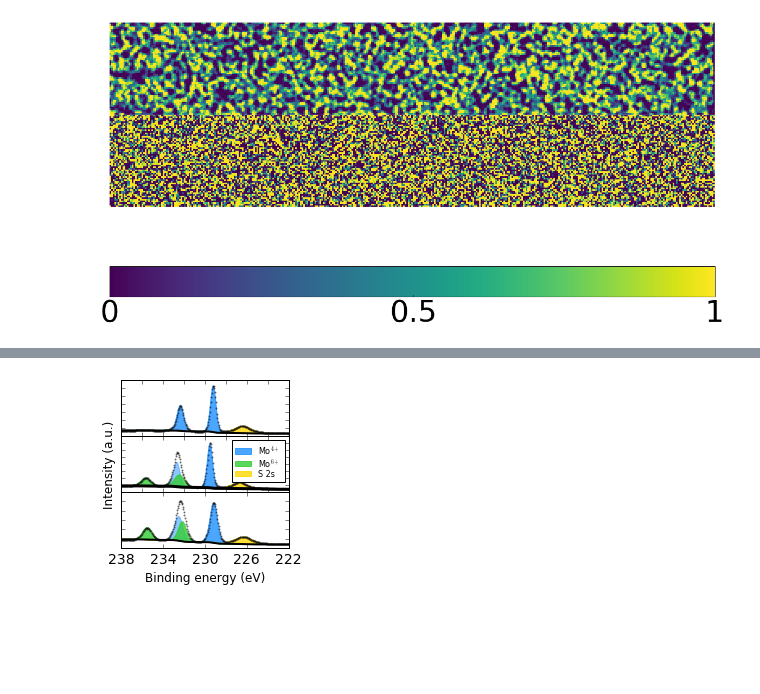
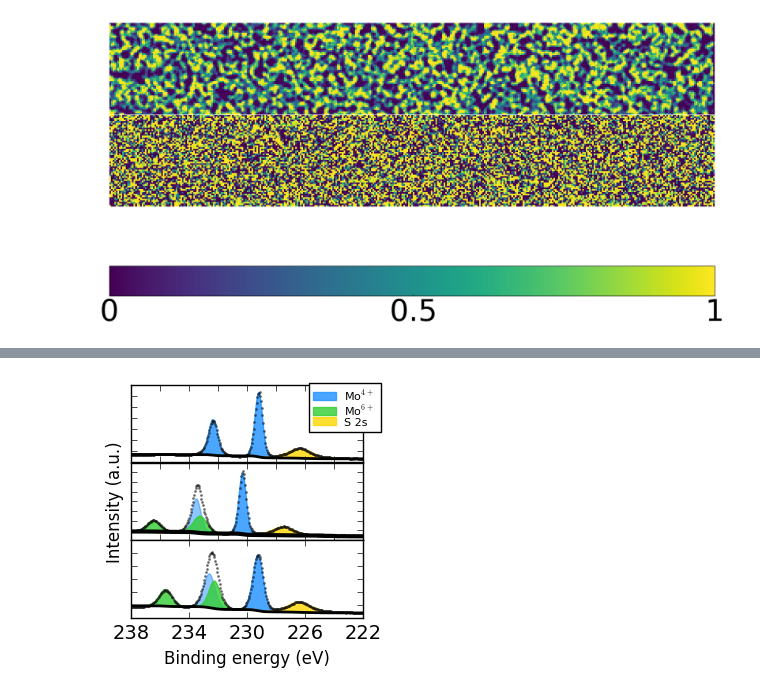
Before and after one commit to molydisulfide/Oxide-mediated_self-limiting_recovery_of_field_effect_mobility_in_plasma-treated_MoS2, a Jupyter notebook: Figure 3/Figure_3.ipynb, the cells around one changed output, grey strips where cells are left out. Saved outputs shown, nothing was run; the diff lists cells and outputs as text; code cells hidden in the pictures; blank space fills up the shorter version.

```diff
--- a/Figure 3/Figure_3.ipynb
+++ b/Figure 3/Figure_3.ipynb
@@ -368,12 +368,13 @@ plt.show()
 # %%
-
+x_mo6s = [x_mo6s + 0.4 for x_mo6s in x_mo6s]
+x_mo10s = [x_mo10s + 0.1 for x_mo10s in x_mo10s]
 fig = plt.figure(figsize=(3,3))
 
 fig.canvas.draw()
 
 ax1 = fig.add_subplot(311)
 ax1.plot(x_mo0s,y_mo0s, '-o', ms=1, color = 'grey', ls = 'none', lw=2, alpha=0.5, mfc='grey', dash_capstyle = 'butt', mew = '1' )
-ax1.fill_between(x_mo0s, z_mo0s, c_mo0s,linestyle = 'solid', lw = 1, label='Mo$^{4 +}$ (MoS$_{2}$)', color= 'dodgerblue', alpha = 0.8)
+ax1.fill_between(x_mo0s, z_mo0s, c_mo0s,linestyle = 'solid', lw = 1, label='Mo$^{4 +}$', color= 'dodgerblue', alpha = 0.8)
 ax1.fill_between(x_mo0s, a_mo0s, c_mo0s, linestyle = 'solid', lw = 1,  color= 'dodgerblue', alpha = 0.8)
 ax1.fill_between(x_mo0s, b_mo0s,c_mo0s,  linestyle = 'solid', lw = 1, label='S 2s', color= 'gold', alpha = 0.8)
 ax1.plot(x_mo0s, c_mo0s,  linestyle = 'solid', lw = 2,  color = 'black')
@@ -403,33 +404,33 @@ ax3.fill_between(x_mo10s, d_mo10s,e_mo10s, linestyle = 'solid', lw = 1, label='S
 ax3.plot(x_mo10s, e_mo10s, linestyle = 'solid', lw = 2,  color= 'black')
 
 
 
 
 ax3.set_xlabel("Binding energy (eV)", fontsize = 12)
 
 plt.setp(ax1.get_yticklabels(), visible=False, fontsize = 13)
 plt.setp(ax2.get_yticklabels(), visible=False, fontsize = 13)
 plt.setp(ax3.get_yticklabels(), visible=False, fontsize = 13)
 plt.setp(ax1.get_xticklabels(), visible=False)
 plt.setp(ax2.get_xticklabels(), visible=False)
 plt.setp(ax3.get_xticklabels(), visible=True, fontsize = 14)
 
 plt.setp(ax1.set_xlim([238,222]))
 
 plt.setp(ax2.set_xlim([238,222]))
 
 plt.setp(ax3.set_xlim([238,222]))
 #major_ticks_1 = np.arange(238, 223, 1)
 #ax3.set_xticks(major_ticks_1)
 ax3.set_xticks(ax3.get_xticks()[::2])
 
 fig.subplots_adjust(hspace=0.005)
 
-ax2.legend(loc = 'upper right',labelspacing=0.01, fontsize = 8)
+ax2.legend(bbox_to_anchor=(1.1, 2.1),labelspacing=0.01, fontsize = 8)
 
 plt.savefig("fig3e.png", dpi=300, bbox_inches='tight')
 
 plt.show()
 # %% [output]
-[figure, old version]
+[figure, new version]
 # %%
```
Also changed, not shown: parts of 6 cells of this notebook, 34 other files.
